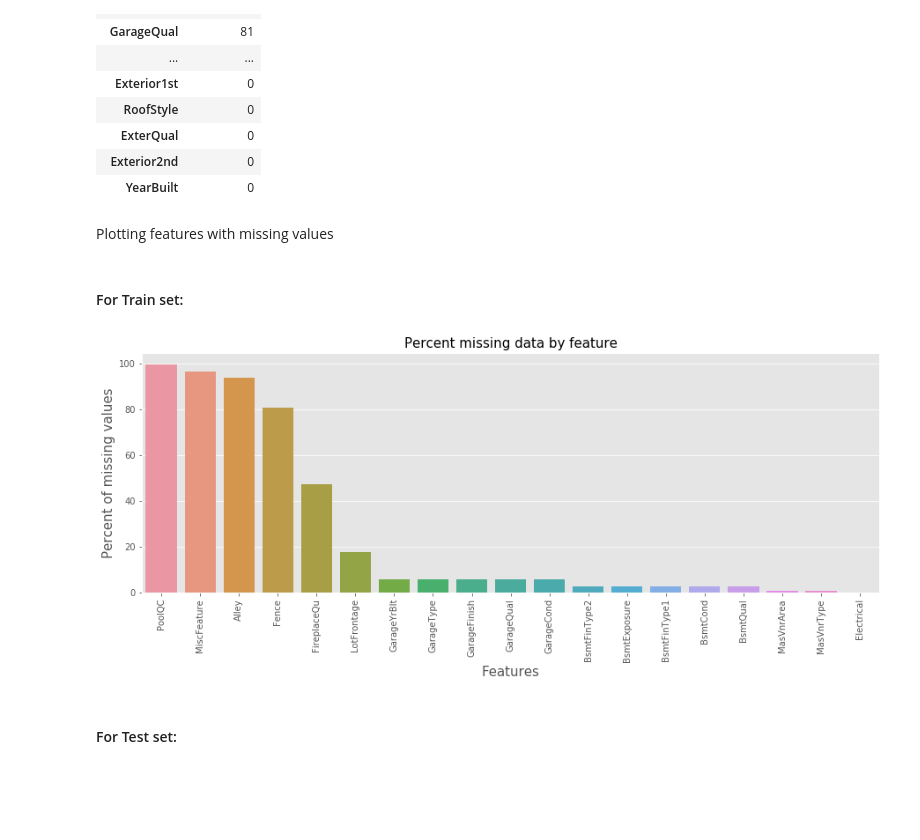
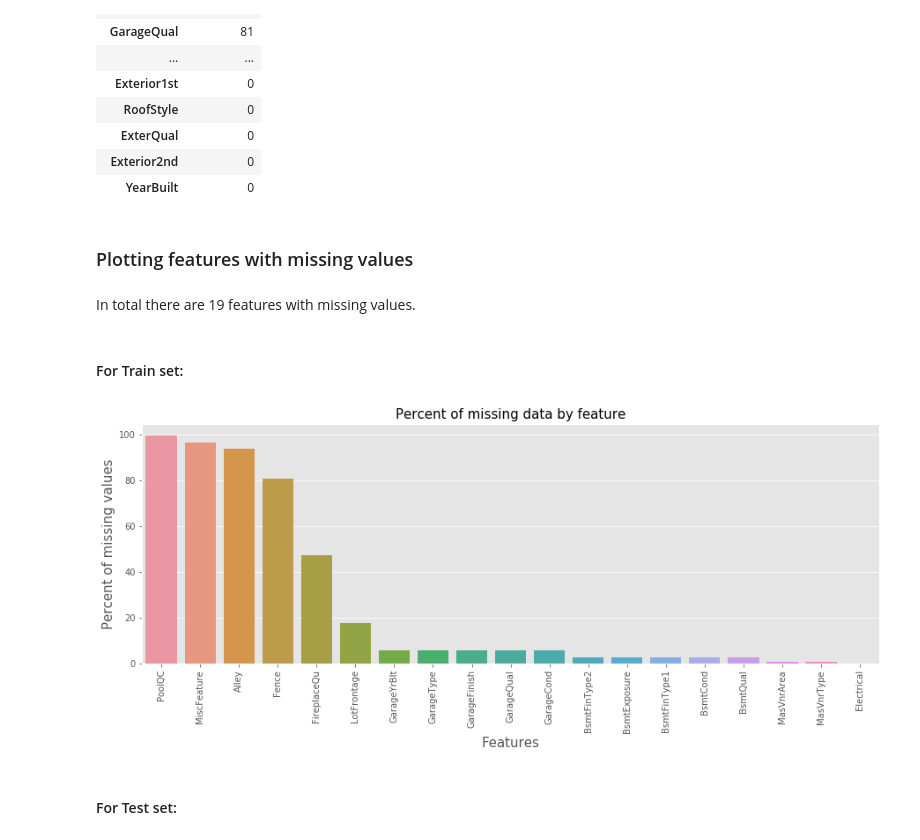
Before and after one commit to RayBela/House-Prices-Competition, a Jupyter notebook: House Prices Competition - Visualisation & Exploration.ipynb, the cells around one changed output. Saved outputs shown, nothing was run; the diff lists cells and outputs as text; code cells hidden in the pictures; blank space fills up the shorter version.

```diff
--- a/House Prices Competition - Visualisation & Exploration.ipynb
+++ b/House Prices Competition - Visualisation & Exploration.ipynb
@@ -338,22 +321,24 @@ nulls
 | Exterior2nd | 0 |
 | YearBuilt | 0 |
 # %% [markdown]
-Plotting features with missing values
+### Plotting features with missing values
+# %% [markdown]
+In total there are 19 features with missing values.
 # %% [markdown]
 #### For Train set:
 # %%
 all_data_na = (train.isnull().sum() / len(train)) * 100
 all_data_na = all_data_na.drop(all_data_na[all_data_na == 0].index).sort_values(ascending=False)[:30]
 
 f, ax = plt.subplots(figsize=(15, 5))
 plt.xticks(rotation='90')
 sns.barplot(x=all_data_na.index, y=all_data_na)
 plt.xlabel('Features', fontsize=15)
 plt.ylabel('Percent of missing values', fontsize=15)
-plt.title('Percent missing data by feature', fontsize=15)
+plt.title('Percent of missing data by feature', fontsize=15)
 plt.show()
 # %% [output]
-[figure, old version]
+[figure, new version]
 # %% [markdown]
 #### For Test set:
 # %%
```
Also changed, not shown: parts of 30 cells of this notebook.
